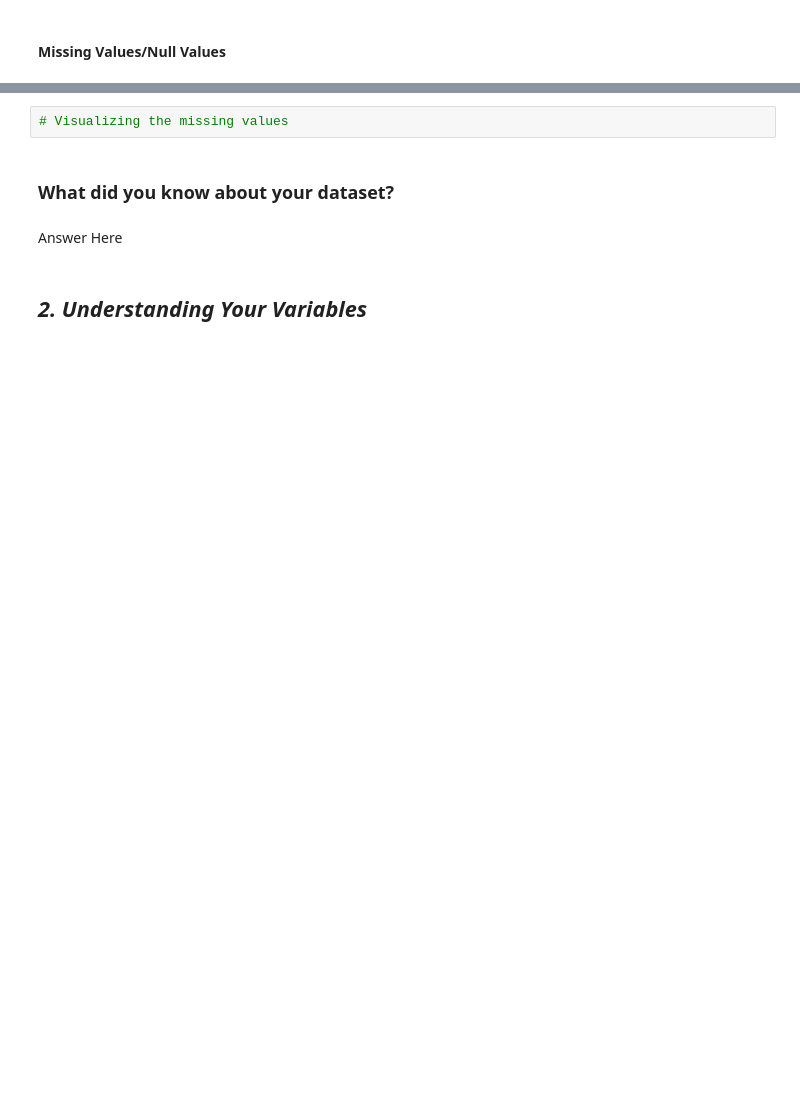
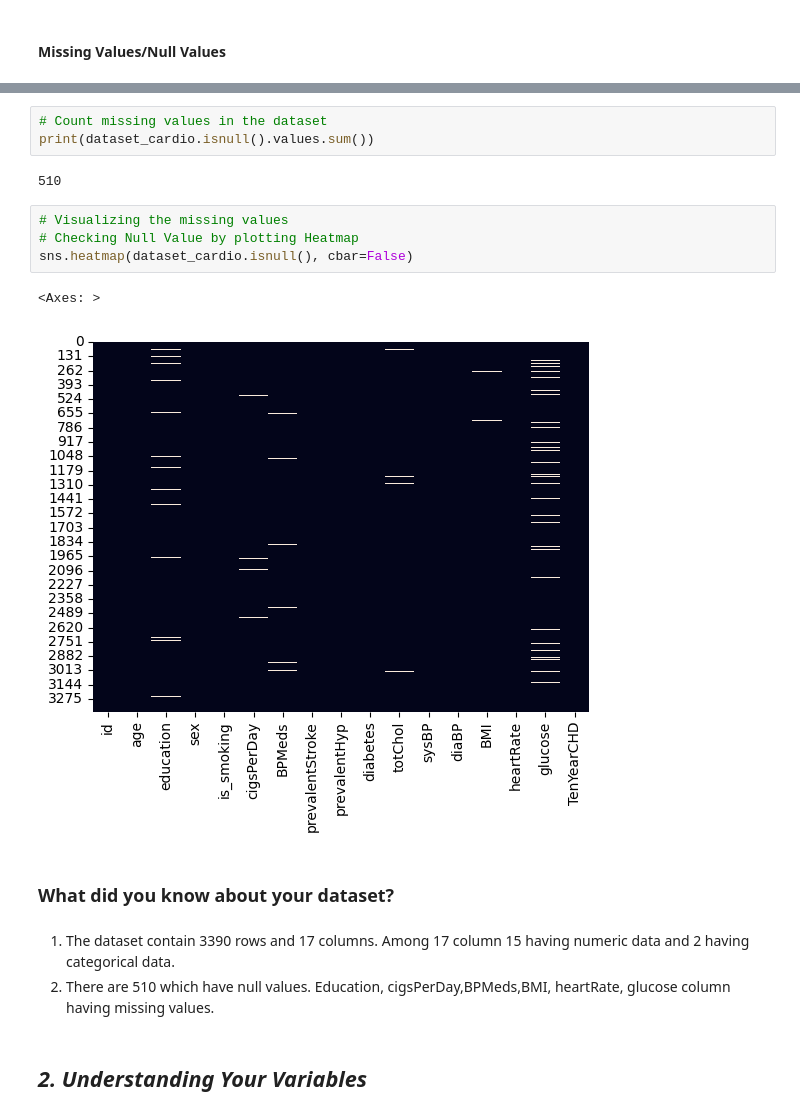
Before and after one commit to priyarane879/Cardiovascular_Risk_Prediction, a Jupyter notebook: Priya_Naik_Cardiovascular_Risk_Prediction.ipynb, the cells around one changed output, grey strips where cells are left out. Cells and saved outputs as stored; diff of their text form; blank space fills up the shorter version.

```diff
--- a/Priya_Naik_Cardiovascular_Risk_Prediction.ipynb
+++ b/Priya_Naik_Cardiovascular_Risk_Prediction.ipynb
@@ -152,9 +201,20 @@ dataset_cardio.tail()
+# %%
+# Count missing values in the dataset
+print(dataset_cardio.isnull().values.sum())
+# %% [output]
+510
 # %%
 # Visualizing the missing values
+# Checking Null Value by plotting Heatmap
+sns.heatmap(dataset_cardio.isnull(), cbar=False)
+# %% [output]
+<Axes: >
+[figure, added]
 # %% [markdown]
 ### What did you know about your dataset?
-# %% [markdown]
-Answer Here
+# %% [markdown]
+1. The dataset contain 3390 rows and 17 columns. Among 17 column 15 having numeric data and 2 having categorical data.
+2. There are 510 which have null values. Education, cigsPerDay,BPMeds,BMI, heartRate, glucose column having missing values.
 # %% [markdown]
 ## ***2. Understanding Your Variables***
 # %%
```
Also changed, not shown: parts of 122 cells of this notebook.
